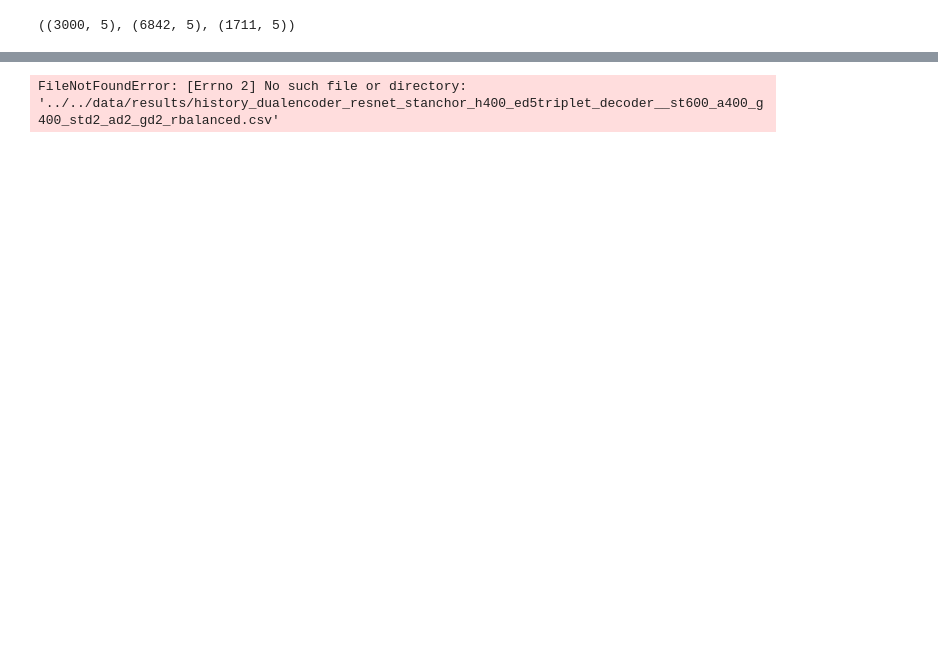
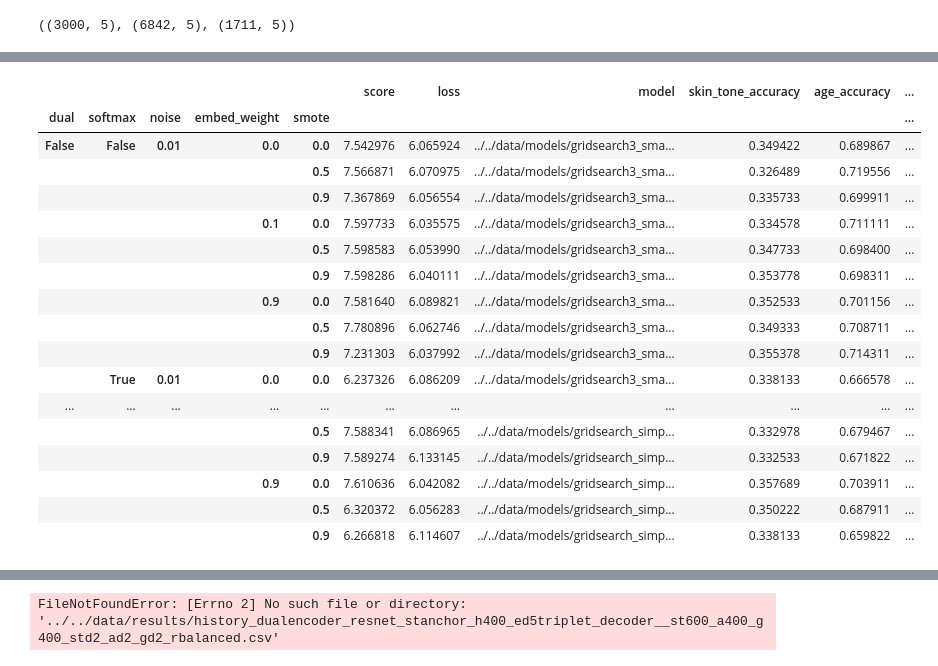
Before and after one commit to tehwentzel/SRIA_Bias, a Jupyter notebook: Untitled.ipynb, the cells around one changed output, grey strips where cells are left out. Drawn from its saved outputs; the diff is of its cells as text; code cells hidden in the pictures; blank space fills up the shorter version.

```diff
--- a/Untitled.ipynb
+++ b/Untitled.ipynb
@@ -223,6 +211,9 @@ def calc_scores(y,ypred):
         acc[name] = accuracy_score(yy,yp)
         disp[name] = disparity_score(yy,yp)
     return {'accuracy': acc,'disparity': disp}
+
+def score_func(acc, disp, csize):
+    return csize * acc * (1-disp**(csize/2))
 
 def get_score(y,ypred):
     results = calc_scores(y,ypred)
@@ -281,0 +306,34 @@ compare_res = model_results(compare_files,test_labels)
+# %%
+import re
+def get_smote(string):
+    pat = re.compile('smote([0-9]*[.]*[0-9]*)_')
+    vals = pat.findall(string)
+    if len(vals) < 1:
+        return 0
+    return float(vals[0])
+
+def score_func(acc, disp, csize):
+    return csize * acc * (1-disp**(csize/2))
+
+def row_score(row,label):
+    acc = row[label + '_accuracy']
+    disp = row[label + '_disparity']
+    csize = 10
+    if label == 'gender':
+        csize = 2
+    elif label == 'age':
+        csize = 4
+    return score_func(acc,disp,csize)
+
+smote_df = get_search_results(name='_smote_gridsearch.csv')
+smote_df['dual'] = smote_df.model.apply(lambda x: 'simpledualencoder' in x)
+smote_df['smote'] = smote_df.model.apply(lambda x: get_smote(x))
+smote_df = smote_df.sort_values('score',ascending=False).groupby(['dual','softmax','noise','embed_weight','smote']).first()
+for metric_col in ['accuracy','f1','disparity']:
+    for i,label in enumerate(Constants.labels):
+        smote_df[label+'_'+metric_col] = smote_df[metric_col].apply(lambda x: float(x.replace(']','').replace('[','').split(',')[i]))
+    smote_df = smote_df.drop(metric_col,axis=1)
+for label in Constants.labels:
+    smote_df[label+'_score'] = smote_df.apply(lambda r: row_score(r,label),axis=1)
+smote_df = smote_df.drop(['weight_type','loss_weights'],axis=1)
+smote_df.drop(['model','loss'],axis=1)
@@ -281,0 +359,3 @@ compare_res = model_results(compare_files,test_labels)
+# %%
+smote_test_scores = model_results(smote_df.model.values.tolist(),test_labels)
+smote_test_scores
@@ -281,0 +397,22 @@ compare_res = model_results(compare_files,test_labels)
+# %%
+smote_df['test_score'] = smote_df.model.apply(lambda x: smote_test_scores.get(x).get('score'))
+smote_df
+# %% [output]
+|  |  |  |  |  | score | loss | model | skin_tone_accuracy | age_accuracy | ... |
+| dual | softmax | noise | embed_weight | smote |  |  |  |  |  | ... |
+| False | False | 0.01 | 0.0 | 0.0 | 7.542976 | 6.065924 | ../../data/models/gridsearch3_sma... | 0.349422 | 0.689867 | ... |
+|  |  |  |  | 0.5 | 7.566871 | 6.070975 | ../../data/models/gridsearch3_sma... | 0.326489 | 0.719556 | ... |
+|  |  |  |  | 0.9 | 7.367869 | 6.056554 | ../../data/models/gridsearch3_sma... | 0.335733 | 0.699911 | ... |
+|  |  |  | 0.1 | 0.0 | 7.597733 | 6.035575 | ../../data/models/gridsearch3_sma... | 0.334578 | 0.711111 | ... |
+|  |  |  |  | 0.5 | 7.598583 | 6.053990 | ../../data/models/gridsearch3_sma... | 0.347733 | 0.698400 | ... |
+|  |  |  |  | 0.9 | 7.598286 | 6.040111 | ../../data/models/gridsearch3_sma... | 0.353778 | 0.698311 | ... |
+|  |  |  | 0.9 | 0.0 | 7.581640 | 6.089821 | ../../data/models/gridsearch3_sma... | 0.352533 | 0.701156 | ... |
+|  |  |  |  | 0.5 | 7.780896 | 6.062746 | ../../data/models/gridsearch3_sma... | 0.349333 | 0.708711 | ... |
+|  |  |  |  | 0.9 | 7.231303 | 6.037992 | ../../data/models/gridsearch3_sma... | 0.355378 | 0.714311 | ... |
+|  | True | 0.01 | 0.0 | 0.0 | 6.237326 | 6.086209 | ../../data/models/gridsearch3_sma... | 0.338133 | 0.666578 | ... |
+| ... | ... | ... | ... | ... | ... | ... | ... | ... | ... | ... |
+|  |  |  |  | 0.5 | 7.588341 | 6.086965 | ../../data/models/gridsearch_simp... | 0.332978 | 0.679467 | ... |
+|  |  |  |  | 0.9 | 7.589274 | 6.133145 | ../../data/models/gridsearch_simp... | 0.332533 | 0.671822 | ... |
+|  |  |  | 0.9 | 0.0 | 7.610636 | 6.042082 | ../../data/models/gridsearch_simp... | 0.357689 | 0.703911 | ... |
+|  |  |  |  | 0.5 | 6.320372 | 6.056283 | ../../data/models/gridsearch_simp... | 0.350222 | 0.687911 | ... |
+|  |  |  |  | 0.9 | 6.266818 | 6.114607 | ../../data/models/gridsearch_simp... | 0.338133 | 0.659822 | ... |
```
Also changed, not shown: parts of 15 cells of this notebook, 1 other file.
